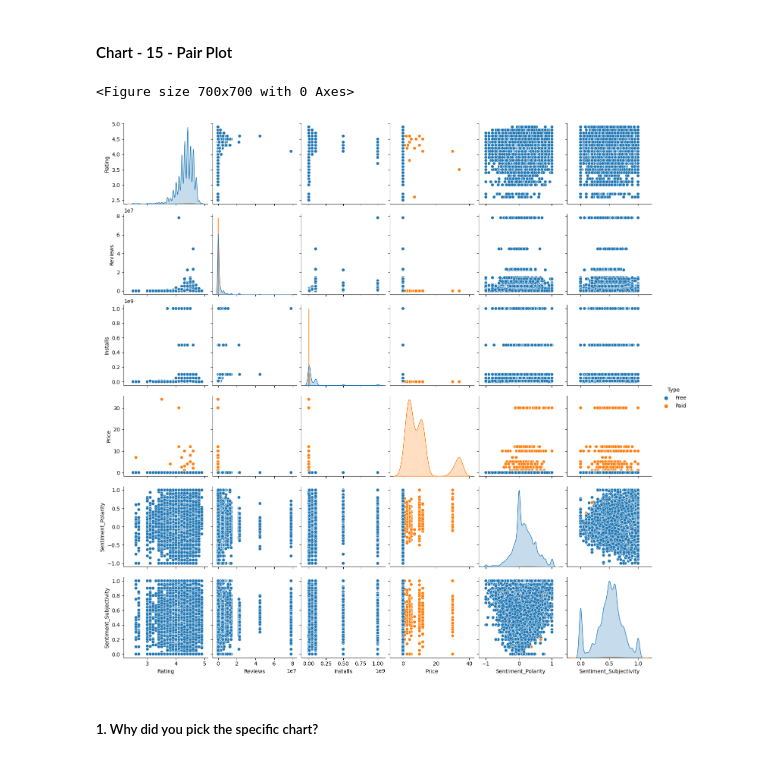
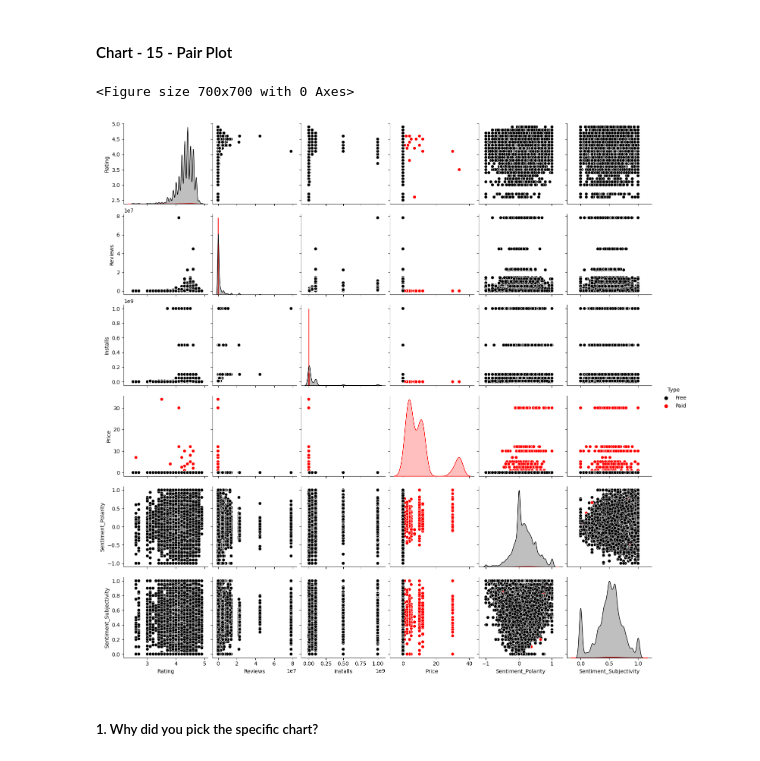
Before and after one commit to sanidhya1996/Exploratory-Data-Analysis-EDA-, a Jupyter notebook: Play_Store_App_Review_analysis(EDA).ipynb, the cells around one changed output. Drawn from its saved outputs; the diff is of its cells as text; code cells hidden in the pictures.

```diff
--- a/Play_Store_App_Review_analysis(EDA).ipynb
+++ b/Play_Store_App_Review_analysis(EDA).ipynb
@@ -735,12 +748,12 @@ Answer Here:-From the above correlation heatmap we can see that most of the colu
 # %%
 # Pair Plot visualization code
 # Visualising the Pairplot for each pair of columns with the hue 'Type'.
 plt.figure(figsize=(7,7))
-sns.pairplot(Psd, hue='Type')
+sns.pairplot(Psd, hue='Type',palette=('black','red'))
 plt.show()
 # %% [output]
 <Figure size 700x700 with 0 Axes>
-[figure, old version]
+[figure, new version]
 # %% [markdown]
 ##### 1. Why did you pick the specific chart?
 # %% [markdown]
```
Also changed, not shown: parts of 5 cells of this notebook.
